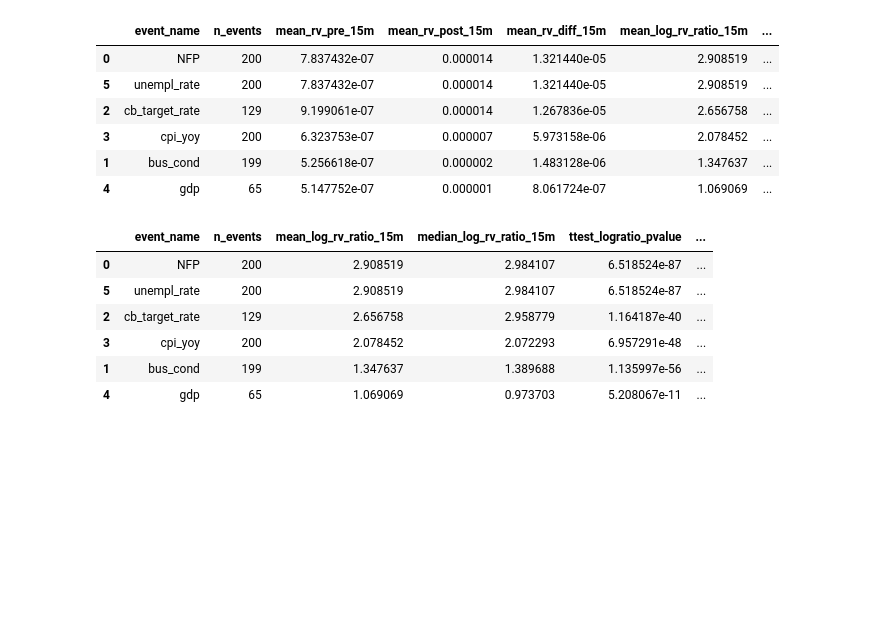
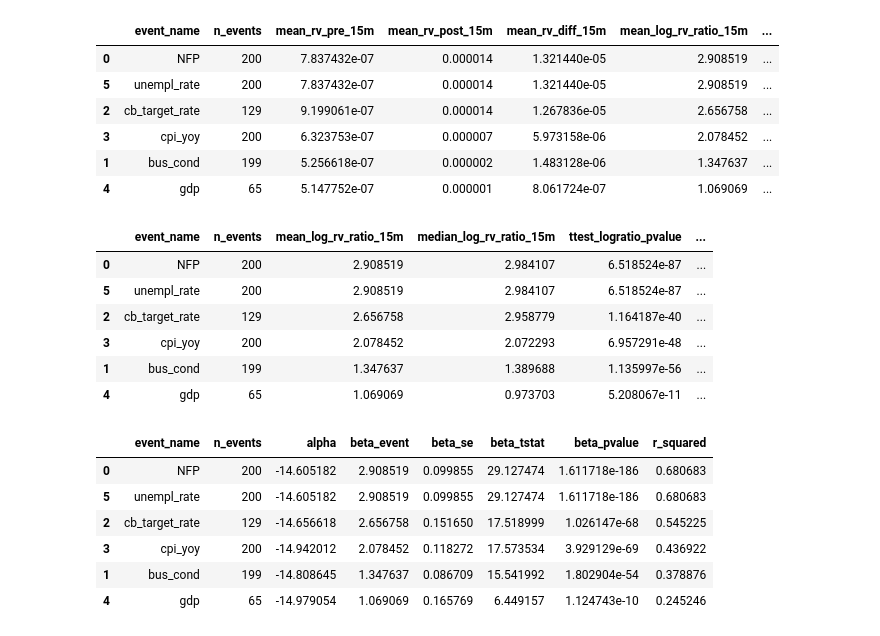
Before and after one commit to AZPGGM/Thesis, a Jupyter notebook: pre_post.ipynb, the cells around one changed output. Cells and saved outputs as stored; diff of their text form; code cells hidden in the pictures; blank space fills up the shorter version.

```diff
--- a/pre_post.ipynb
+++ b/pre_post.ipynb
@@ -353,3 +356,47 @@ display(logratio_tests_15m)
 | 3 | cpi_yoy | 200 | 2.078452 | 2.072293 | 6.957291e-48 | ... |
 | 1 | bus_cond | 199 | 1.347637 | 1.389688 | 1.135997e-56 | ... |
 | 4 | gdp | 65 | 1.069069 | 0.973703 | 5.208067e-11 | ... |
+# %%
+
+reg_rows = []
+
+for event_type, sub in events_pre_post.groupby("event_name"):
+    sub = sub.dropna(subset=["rv_pre_15m", "rv_post_15m"]).copy()
+
+    if len(sub) < 3:
+        continue
+
+    # Stack pre and post into long format
+    pre = sub[["datetime", "rv_pre_15m"]].rename(columns={"rv_pre_15m": "rv"})
+    pre["event_dummy"] = 0
+    post = sub[["datetime", "rv_post_15m"]].rename(columns={"rv_post_15m": "rv"})
+    post["event_dummy"] = 1
+
+    panel = pd.concat([pre, post], ignore_index=True)
+    panel["log_rv"] = np.log(panel["rv"])
+
+    # OLS: log_rv ~ const + event_dummy
+    X = sm.add_constant(panel["event_dummy"])
+    model = sm.OLS(panel["log_rv"], X).fit(cov_type="HC1")
+
+    reg_rows.append({
+        "event_name": event_type,
+        "n_events": len(sub),
+        "alpha": model.params["const"],
+        "beta_event": model.params["event_dummy"],
+        "beta_se": model.bse["event_dummy"],
+        "beta_tstat": model.tvalues["event_dummy"],
+        "beta_pvalue": model.pvalues["event_dummy"],
+        "r_squared": model.rsquared,
+    })
+
+reg_results = pd.DataFrame(reg_rows).sort_values("beta_event", ascending=False)
+display(reg_results)
+# %% [output]
+|  | event_name | n_events | alpha | beta_event | beta_se | beta_tstat | beta_pvalue | r_squared |
+| 0 | NFP | 200 | -14.605182 | 2.908519 | 0.099855 | 29.127474 | 1.611718e-186 | 0.680683 |
+| 5 | unempl_rate | 200 | -14.605182 | 2.908519 | 0.099855 | 29.127474 | 1.611718e-186 | 0.680683 |
+| 2 | cb_target_rate | 129 | -14.656618 | 2.656758 | 0.151650 | 17.518999 | 1.026147e-68 | 0.545225 |
+| 3 | cpi_yoy | 200 | -14.942012 | 2.078452 | 0.118272 | 17.573534 | 3.929129e-69 | 0.436922 |
+| 1 | bus_cond | 199 | -14.808645 | 1.347637 | 0.086709 | 15.541992 | 1.802904e-54 | 0.378876 |
+| 4 | gdp | 65 | -14.979054 | 1.069069 | 0.165769 | 6.449157 | 1.124743e-10 | 0.245246 |
```
Also changed, not shown: parts of 1 cell of this notebook, 1 other file.
